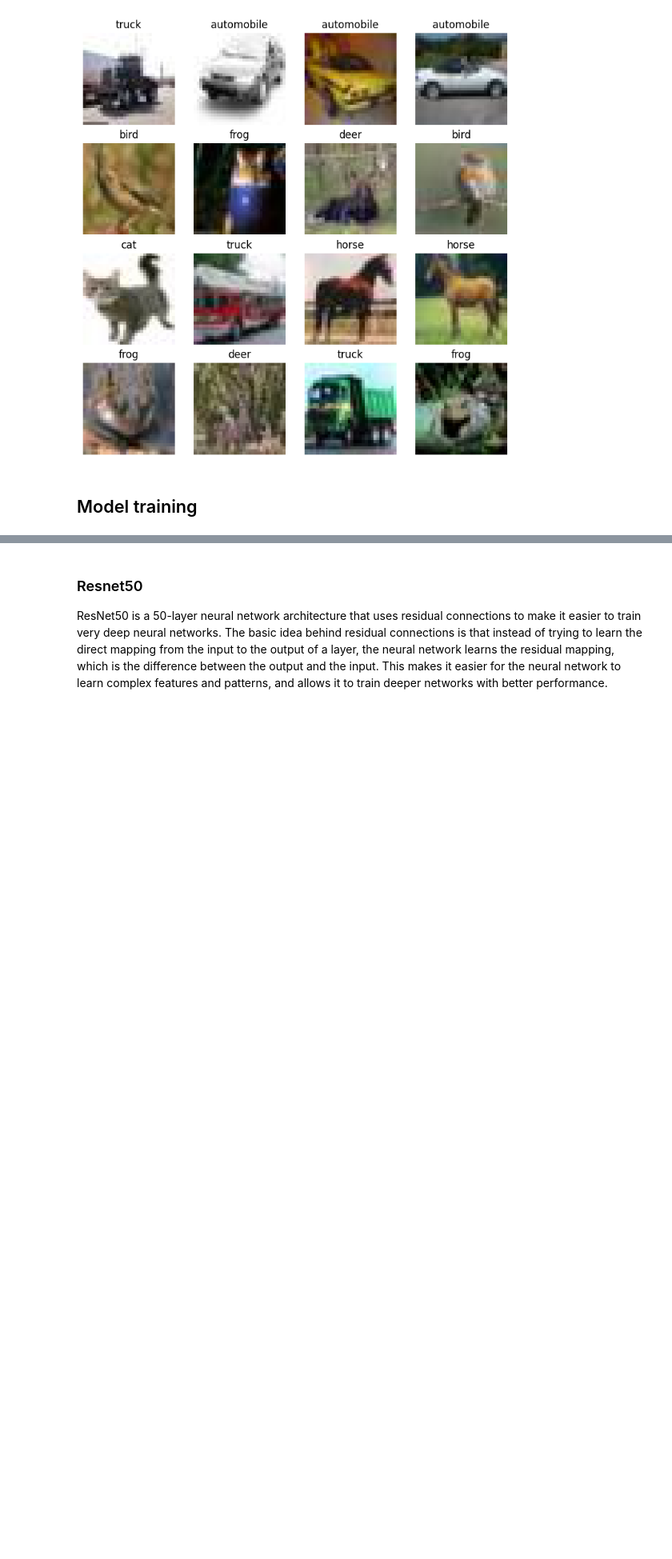
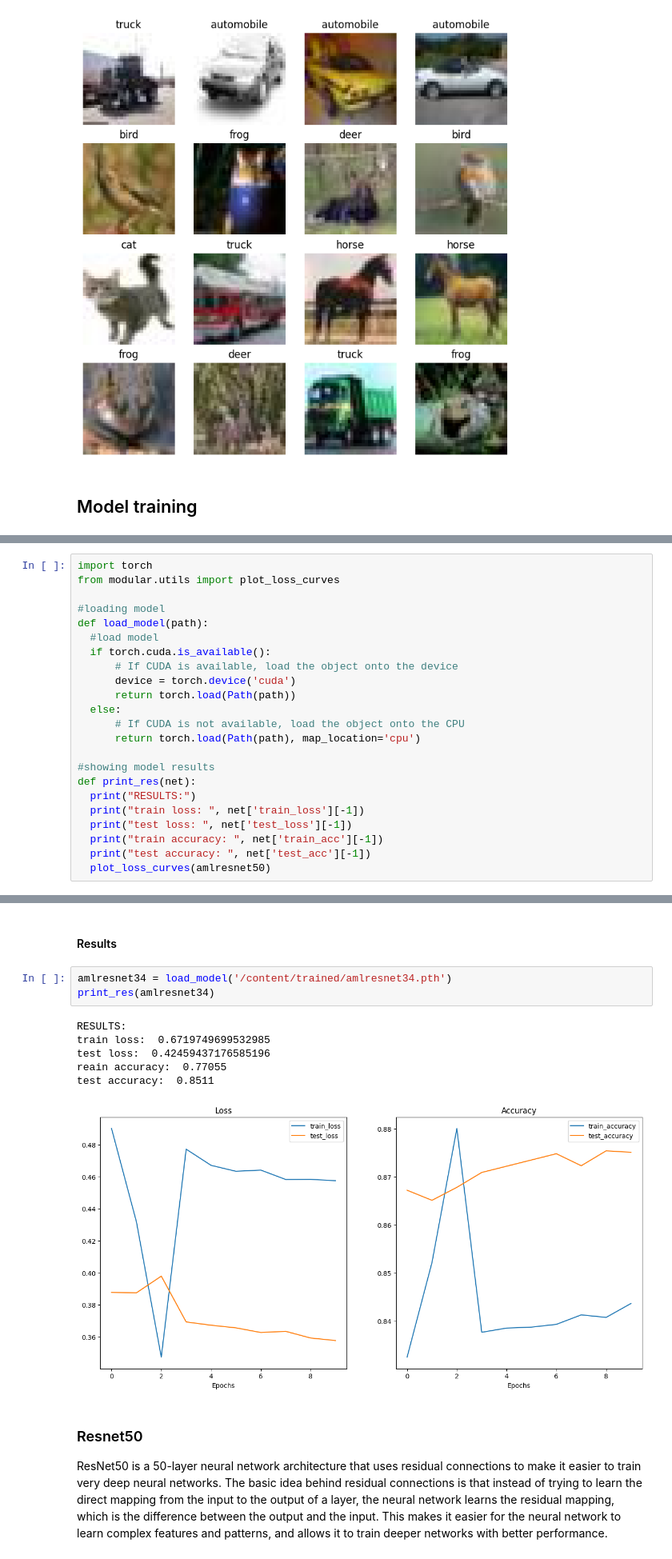
Before and after one commit to wilberquito/AMLProject, a Jupyter notebook: AMLProject_finalnotebook.ipynb, the cells around one changed output, grey strips where cells are left out. Shown at 80% size. Drawn from its saved outputs; the diff is of its cells as text; blank space fills up the shorter version.

```diff
--- a/AMLProject_finalnotebook.ipynb
+++ b/AMLProject_finalnotebook.ipynb
@@ -175,0 +196,23 @@ utils.show_grid_preview(prev_dataset)
+# %%
+import torch
+from modular.utils import plot_loss_curves
+
+#loading model
+def load_model(path):
+  #load model
+  if torch.cuda.is_available():
+      # If CUDA is available, load the object onto the device
+      device = torch.device('cuda')
+      return torch.load(Path(path))
+  else:
+      # If CUDA is not available, load the object onto the CPU
+      return torch.load(Path(path), map_location='cpu')
+
+#showing model results
+def print_res(net):
+  print("RESULTS:")
+  print("train loss: ", net['train_loss'][-1])
+  print("test loss: ", net['test_loss'][-1])
+  print("train accuracy: ", net['train_acc'][-1])
+  print("test accuracy: ", net['test_acc'][-1])
+  plot_loss_curves(amlresnet50)
@@ -176,3 +266,15 @@ utils.show_grid_preview(prev_dataset)
+# %% [markdown]
+#### Results
+# %%
+amlresnet34 = load_model('/content/trained/amlresnet34.pth')
+print_res(amlresnet34)
+# %% [output]
+RESULTS:
+train loss:  0.6719749699532985
+test loss:  0.42459437176585196
+reain accuracy:  0.77055
+test accuracy:  0.8511
+[figure, added]
 # %% [markdown]
 ### Resnet50
 ResNet50 is a 50-layer neural network architecture that uses residual connections to make it easier to train very deep neural networks. The basic idea behind residual connections is that instead of trying to learn the direct mapping from the input to the output of a layer, the neural network learns the residual mapping, which is the difference between the output and the input. This makes it easier for the neural network to learn complex features and patterns, and allows it to train deeper networks with better performance.
```
Also changed, not shown: parts of 40 cells of this notebook.
